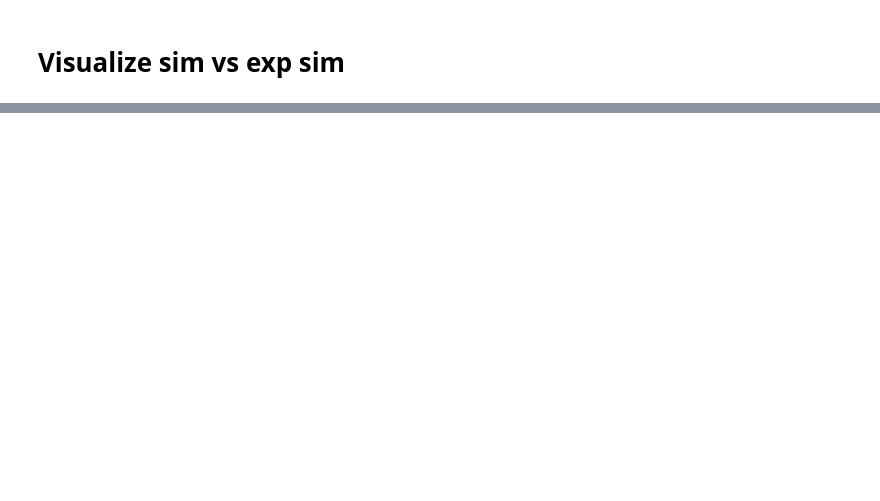
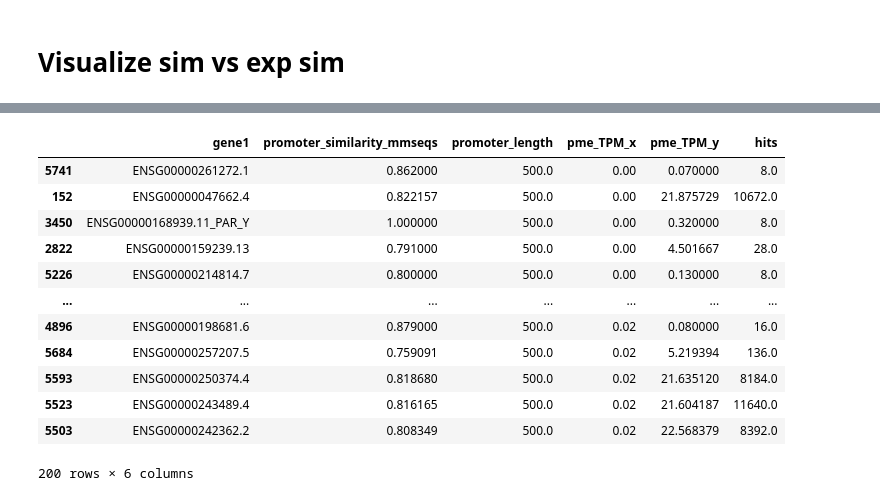
Before and after one commit to luisas/promoter-x, a Jupyter notebook: src/analysis/01_similarity_plots.ipynb, the cells around one changed output, grey strips where cells are left out. Cells and saved outputs as stored; diff of their text form; code cells hidden in the pictures; blank space fills up the shorter version.

```diff
--- a/src/analysis/01_similarity_plots.ipynb
+++ b/src/analysis/01_similarity_plots.ipynb
@@ -17,0 +80,16 @@ df_plot = df_plot[(df_plot["gene1"] == gene) | (df_plot["gene2"] == gene)]
+# %%
+df_gene_filter.sort_values("pme_TPM_x", ascending=True).head(200)
+# %% [output]
+|  | gene1 | promoter_similarity_mmseqs | promoter_length | pme_TPM_x | pme_TPM_y | hits |
+| 5741 | ENSG00000261272.1 | 0.862000 | 500.0 | 0.00 | 0.070000 | 8.0 |
+| 152 | ENSG00000047662.4 | 0.822157 | 500.0 | 0.00 | 21.875729 | 10672.0 |
+| 3450 | ENSG00000168939.11_PAR_Y | 1.000000 | 500.0 | 0.00 | 0.320000 | 8.0 |
+| 2822 | ENSG00000159239.13 | 0.791000 | 500.0 | 0.00 | 4.501667 | 28.0 |
+| 5226 | ENSG00000214814.7 | 0.800000 | 500.0 | 0.00 | 0.130000 | 8.0 |
+| ... | ... | ... | ... | ... | ... | ... |
+| 4896 | ENSG00000198681.6 | 0.879000 | 500.0 | 0.02 | 0.080000 | 16.0 |
+| 5684 | ENSG00000257207.5 | 0.759091 | 500.0 | 0.02 | 5.219394 | 136.0 |
+| 5593 | ENSG00000250374.4 | 0.818680 | 500.0 | 0.02 | 21.635120 | 8184.0 |
+| 5523 | ENSG00000243489.4 | 0.816165 | 500.0 | 0.02 | 21.604187 | 11640.0 |
+| 5503 | ENSG00000242362.2 | 0.808349 | 500.0 | 0.02 | 22.568379 | 8392.0 |
+200 rows × 6 columns
```
Also changed, not shown: parts of 9 cells of this notebook, 2 other files.
